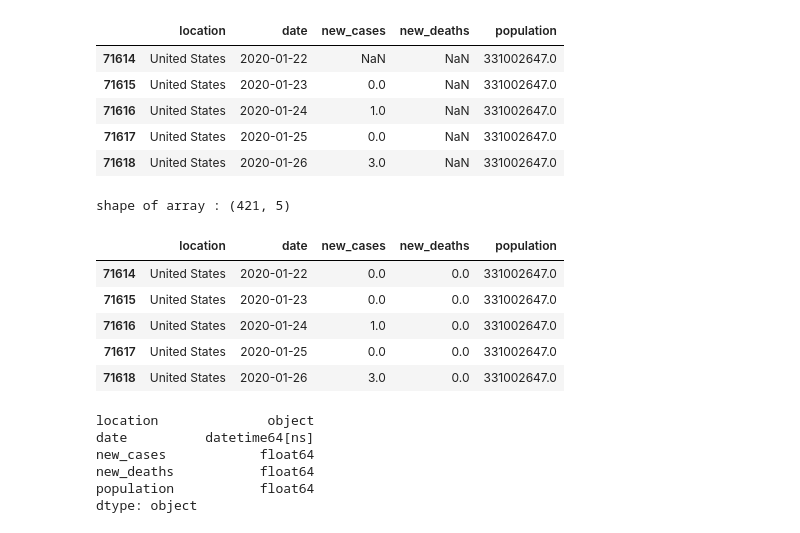
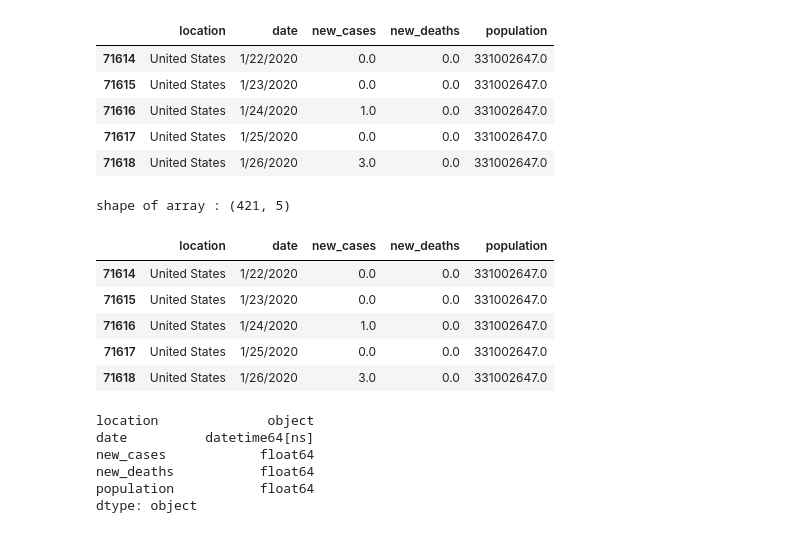
Before and after one commit to luke-c-newell/Final_Project, a Jupyter notebook: ML_Models/FBProphet/FBProphet_Model_Deaths.ipynb, the cells around one changed output. Drawn from its saved outputs; the diff is of its cells as text; code cells hidden in the pictures.

```diff
--- a/ML_Models/FBProphet/FBProphet_Cases_Forecast.ipynb
+++ b/ML_Models/FBProphet/FBProphet_Model_Deaths.ipynb
@@ -15,0 +13,26 @@ covid_data_raw_df = pd.read_csv('owid-covid-data.csv')
+# %%
+# Create Connection String to SQL
+db_string = f"postgres://postgres:{db_password}@127.0.0.1:5432/Final_Project"
+
+engine = create_engine(db_string)
+
+# Connect to PostgreSQL server
+
+dbConnection = engine.connect();
+
+# Read data from PostgreSQL database table and load into a DataFrame instance
+
+covid_sql_df = pd.read_sql("select * from \"covid_data_final\"", dbConnection)
+
+pd.set_option('display.expand_frame_repr', False)
+
+
+# Close the database connection
+
+dbConnection.close();
+
+# Proof of Connection:
+covid_sql_df.head()
+
+# Manually Import Dataset
+# covid_data_raw_df = pd.read_csv('owid-covid-data.csv')
@@ -16,18 +47,18 @@ covid_data_raw_df = pd.read_csv('owid-covid-data.csv')
 # %%
 # Scale down data set to minimal data for model proof-of-concept (poc)
-covid_data_poc_df = covid_data_raw_df[["location", "date", "new_cases", "new_deaths", "population"]]
+covid_data_poc_df = covid_sql_df[["location", "date", "new_cases", "new_deaths", "population"]]
 
 # For proof-of-concept, focus on 1 country
 covid_data_poc_df = covid_data_poc_df[covid_data_poc_df["location"] == "United States"]
 
 covid_data_poc_df.head()
 # %% [output]
 |  | location | date | new_cases | new_deaths | population |
-| 71614 | United States | 2020-01-22 | NaN | NaN | 331002647.0 |
-| 71615 | United States | 2020-01-23 | 0.0 | NaN | 331002647.0 |
-| 71616 | United States | 2020-01-24 | 1.0 | NaN | 331002647.0 |
-| 71617 | United States | 2020-01-25 | 0.0 | NaN | 331002647.0 |
-| 71618 | United States | 2020-01-26 | 3.0 | NaN | 331002647.0 |
+| 71614 | United States | 1/22/2020 | 0.0 | 0.0 | 331002647.0 |
+| 71615 | United States | 1/23/2020 | 0.0 | 0.0 | 331002647.0 |
+| 71616 | United States | 1/24/2020 | 1.0 | 0.0 | 331002647.0 |
+| 71617 | United States | 1/25/2020 | 0.0 | 0.0 | 331002647.0 |
+| 71618 | United States | 1/26/2020 | 3.0 | 0.0 | 331002647.0 |
 # %%
 # covid_data_poc_df shape
 print('shape of array :', covid_data_poc_df.shape)
@@ -39,11 +70,11 @@ covid_data_poc_df = covid_data_poc_df.fillna(0)
 covid_data_poc_df.head()
 # %% [output]
 |  | location | date | new_cases | new_deaths | population |
-| 71614 | United States | 2020-01-22 | 0.0 | 0.0 | 331002647.0 |
-| 71615 | United States | 2020-01-23 | 0.0 | 0.0 | 331002647.0 |
-| 71616 | United States | 2020-01-24 | 1.0 | 0.0 | 331002647.0 |
-| 71617 | United States | 2020-01-25 | 0.0 | 0.0 | 331002647.0 |
-| 71618 | United States | 2020-01-26 | 3.0 | 0.0 | 331002647.0 |
+| 71614 | United States | 1/22/2020 | 0.0 | 0.0 | 331002647.0 |
+| 71615 | United States | 1/23/2020 | 0.0 | 0.0 | 331002647.0 |
+| 71616 | United States | 1/24/2020 | 1.0 | 0.0 | 331002647.0 |
+| 71617 | United States | 1/25/2020 | 0.0 | 0.0 | 331002647.0 |
+| 71618 | United States | 1/26/2020 | 3.0 | 0.0 | 331002647.0 |
 # %%
 # Convert date column to dtype datetime
 covid_data_poc_df['date'] = pd.to_datetime(covid_data_poc_df['date'])
```
Also changed, not shown: parts of 14 cells of this notebook, 4 other files.
